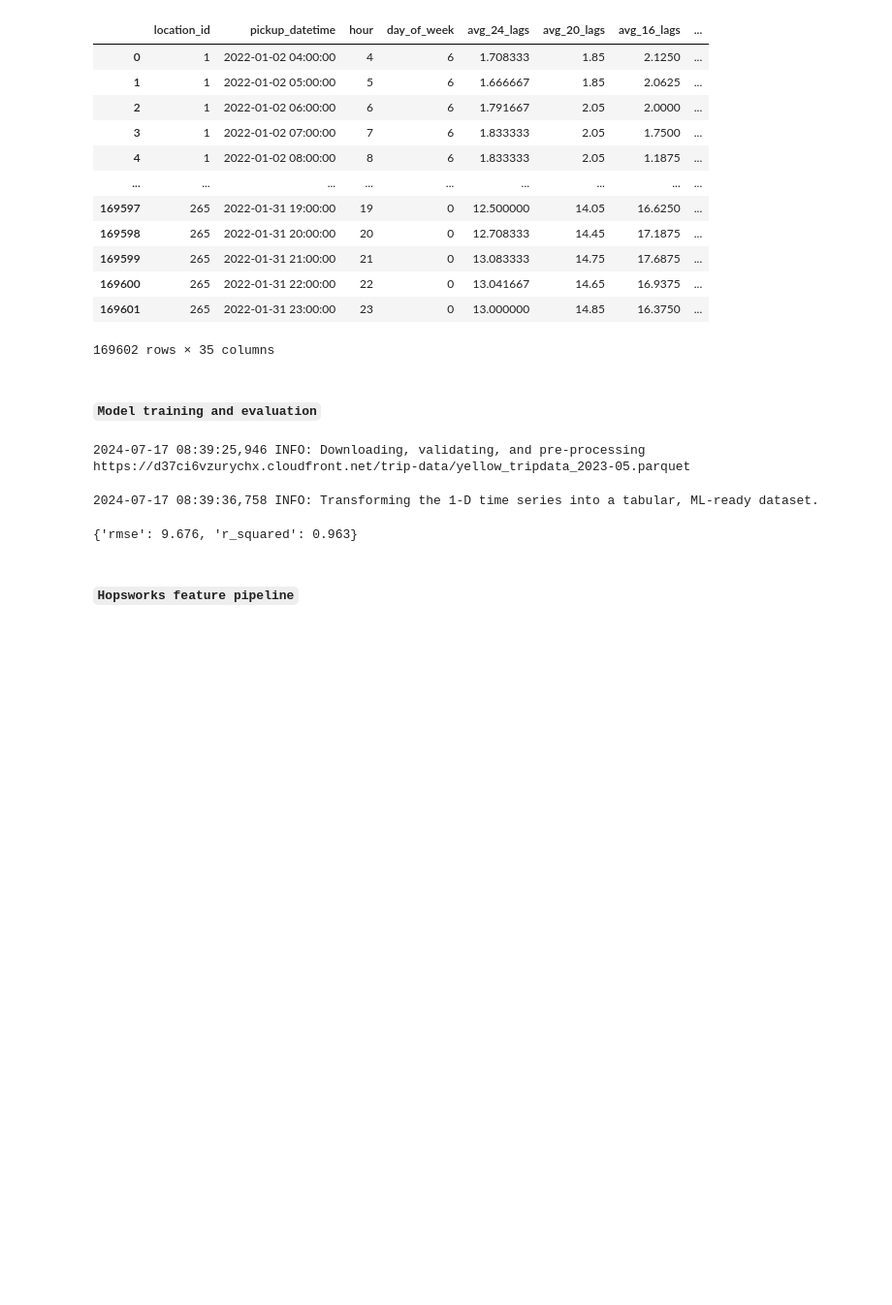
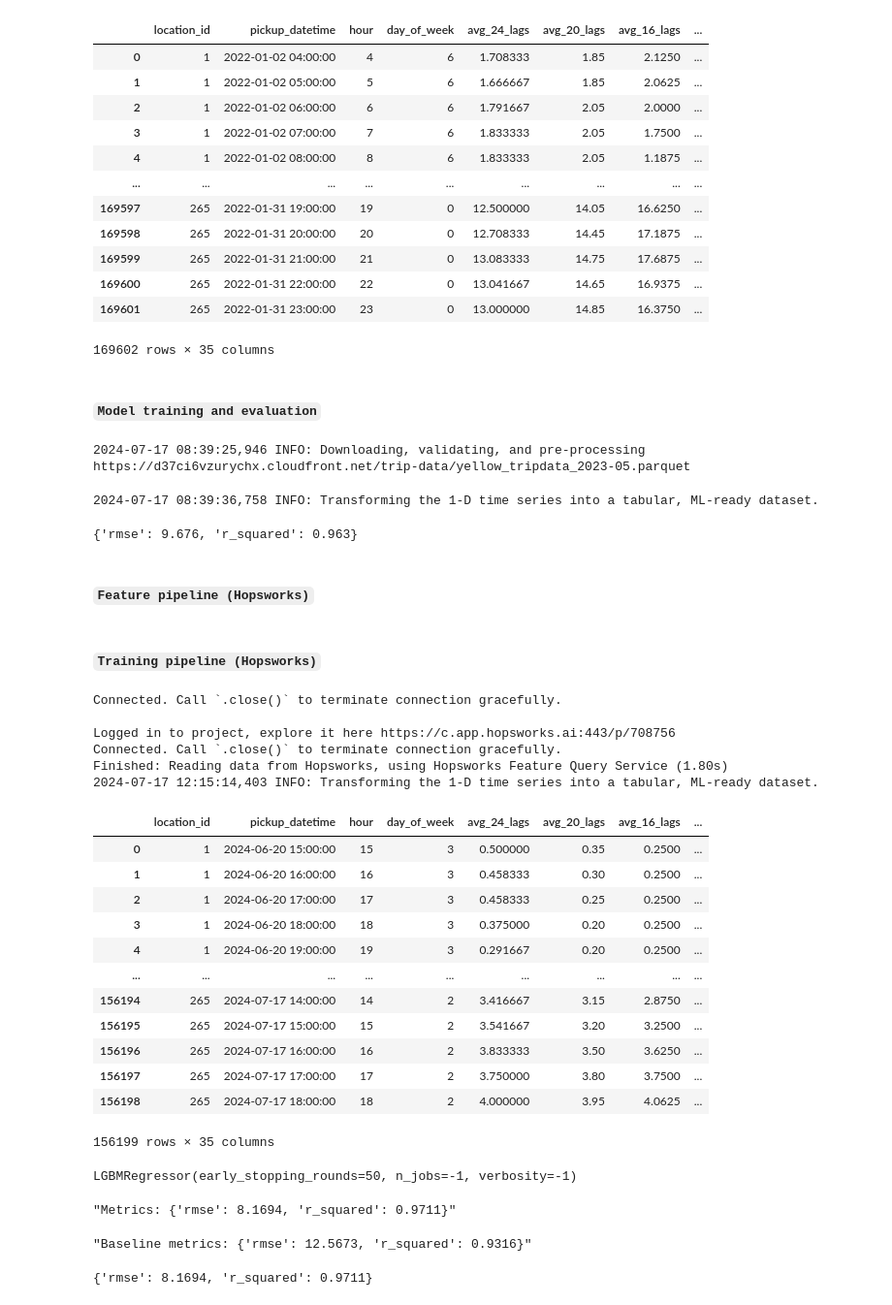
Before and after one commit to ncheymbamalu/taxi-demand-forecasting, a Jupyter notebook: notebooks/taxi_demand_forecasting.ipynb, the cells around one changed output. Shown: that part at 97% size. Saved outputs shown, nothing was run; the diff lists cells and outputs as text; code cells hidden in the pictures; blank space fills up the shorter version.

Commit message:
implementing the training pipeline

```diff
--- a/notebooks/taxi_demand_forecasting.ipynb
+++ b/notebooks/taxi_demand_forecasting.ipynb
@@ -141,7 +148,7 @@ compute_metrics(ytest, model.predict(Xtest))
 # %% [output]
 {'rmse': 9.676, 'r_squared': 0.963}
 # %% [markdown]
-#### **`Hopsworks feature pipeline`**
+#### **`Feature pipeline (Hopsworks)`**
 # %%
 # specify the starting and ending timestamps for which to ingest data
 current_ts: pd.Timestamp = pd.Timestamp(datetime.now(timezone.utc)).floor("H")
@@ -229,3 +236,76 @@ feature_group: FeatureGroup = feature_store.get_or_create_feature_group(
 # NOTE: the feature group's name is, 'univariate_time_series', and it can be found on the ...
 # Hopsworks UI, under the 'taxi_demand_forecasting' project's 'Feature Group' tab
 feature_group.insert(df, write_options={"wait_for_job": False})
+# %% [markdown]
+#### **`Training pipeline (Hopsworks)`**
+# %%
+# fetch the pre-processed data from Hopsworks
+processed_data: pd.DataFrame = get_feature_group().read()
+
+# convert the pre-processed data to tabular, ML-ready data
+if not processed_data.empty:
+    tabular_data: pd.DataFrame = (
+        pl.from_pandas(processed_data)
+        .with_columns(pl.from_epoch(pl.col("unix_epoch_ms"), time_unit="ms"))
+        .rename({"unix_epoch_ms": "pickup_datetime"})
+        .sort(["location_id", "pickup_datetime"])
+        .to_pandas()
+        .pipe(tabularize_data)
+    )
+tabular_data
+# %% [output]
+Connected. Call `.close()` to terminate connection gracefully.
+
+Logged in to project, explore it here https://c.app.hopsworks.ai:443/p/708756
+Connected. Call `.close()` to terminate connection gracefully.
+Finished: Reading data from Hopsworks, using Hopsworks Feature Query Service (1.80s)
+2024-07-17 12:15:14,403 INFO: Transforming the 1-D time series into a tabular, ML-ready dataset.
+|  | location_id | pickup_datetime | hour | day_of_week | avg_24_lags | avg_20_lags | avg_16_lags | ... |
+| 0 | 1 | 2024-06-20 15:00:00 | 15 | 3 | 0.500000 | 0.35 | 0.2500 | ... |
+| 1 | 1 | 2024-06-20 16:00:00 | 16 | 3 | 0.458333 | 0.30 | 0.2500 | ... |
+| 2 | 1 | 2024-06-20 17:00:00 | 17 | 3 | 0.458333 | 0.25 | 0.2500 | ... |
+| 3 | 1 | 2024-06-20 18:00:00 | 18 | 3 | 0.375000 | 0.20 | 0.2500 | ... |
+| 4 | 1 | 2024-06-20 19:00:00 | 19 | 3 | 0.291667 | 0.20 | 0.2500 | ... |
+| ... | ... | ... | ... | ... | ... | ... | ... | ... |
+| 156194 | 265 | 2024-07-17 14:00:00 | 14 | 2 | 3.416667 | 3.15 | 2.8750 | ... |
+| 156195 | 265 | 2024-07-17 15:00:00 | 15 | 2 | 3.541667 | 3.20 | 3.2500 | ... |
+| 156196 | 265 | 2024-07-17 16:00:00 | 16 | 2 | 3.833333 | 3.50 | 3.6250 | ... |
+| 156197 | 265 | 2024-07-17 17:00:00 | 17 | 2 | 3.750000 | 3.80 | 3.7500 | ... |
+| 156198 | 265 | 2024-07-17 18:00:00 | 18 | 2 | 4.000000 | 3.95 | 4.0625 | ... |
+156199 rows × 35 columns
+# %%
+# split the 'tabular_data' pd.DataFrame into train and test sets
+Xtrain, ytrain, Xtest, ytest = tabular_data.pipe(split_data)
+
+# get the 'baseline' metrics
+baseline_metrics: dict[str, float] = compute_metrics(ytest, NaiveForecast().predict(Xtest))
+
+# train and evaluate the model
+model: XGBRegressor | LGBMRegressor = tabular_data.pipe(train_model)
+if isinstance(model, XGBRegressor):
+    model.fit(Xtrain, ytrain, eval_set=[(Xtest, ytest)], verbose=False)
+elif isinstance(model, LGBMRegressor):
+    model.fit(Xtrain, ytrain, eval_set=[(Xtest, ytest)])
+metrics: dict[str, float] = compute_metrics(ytest, model.predict(Xtest))
+
+# display the model, its metrics, and the 'baseline' metrics
+display(model, f"Metrics: {metrics}", f"Baseline metrics: {baseline_metrics}")
+# %% [output]
+LGBMRegressor(early_stopping_rounds=50, n_jobs=-1, verbosity=-1)
+"Metrics: {'rmse': 8.1694, 'r_squared': 0.9711}"
+"Baseline metrics: {'rmse': 12.5673, 'r_squared': 0.9316}"
+# %%
+# if the model's predictions are better than the naive forecast, then ...
+# (1) save the model locally as an artifact, and ...
+# (2) upload the saved artifact to the Hopsworks model registry
+if metrics.get("rmse") < baseline_metrics.get("rmse"):
+    output_dir: PosixPath = Config.ARTIFACTS_DIR
+    output_dir.mkdir(parents=True, exist_ok=True)
+    pickle.dump(model, open(output_dir / "model.pkl", "wb"))
+
+# confirm that the saved model works
+# NOTE: the metrics should match the 'Metrics' from the above code cell
+saved_model: LGBMRegressor = pickle.load(open(Config.ARTIFACTS_DIR / "model.pkl", "rb"))
+compute_metrics(ytest, saved_model.predict(Xtest))
+# %% [output]
+{'rmse': 8.1694, 'r_squared': 0.9711}
```
Also changed, not shown: parts of 4 cells of this notebook, 7 other files.
